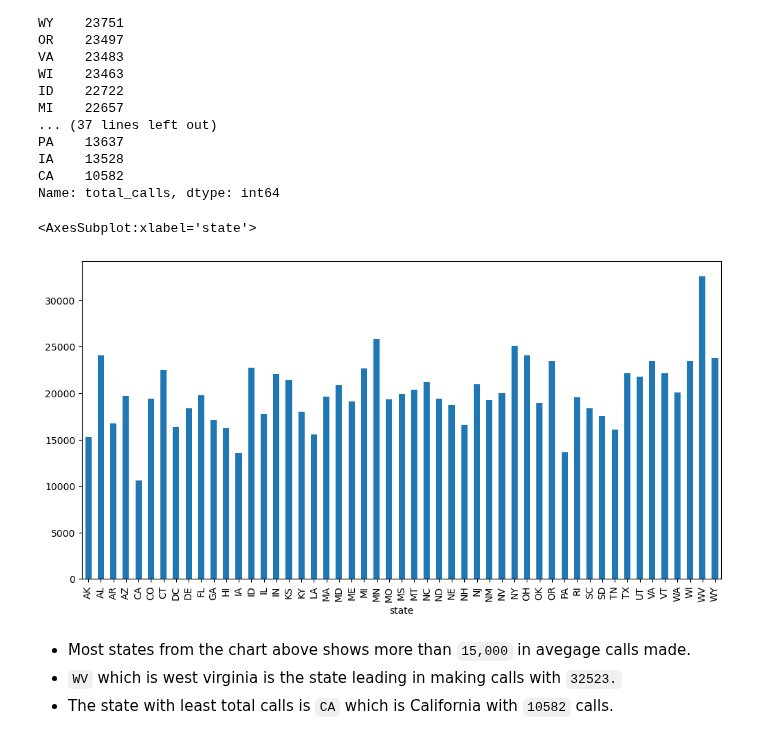
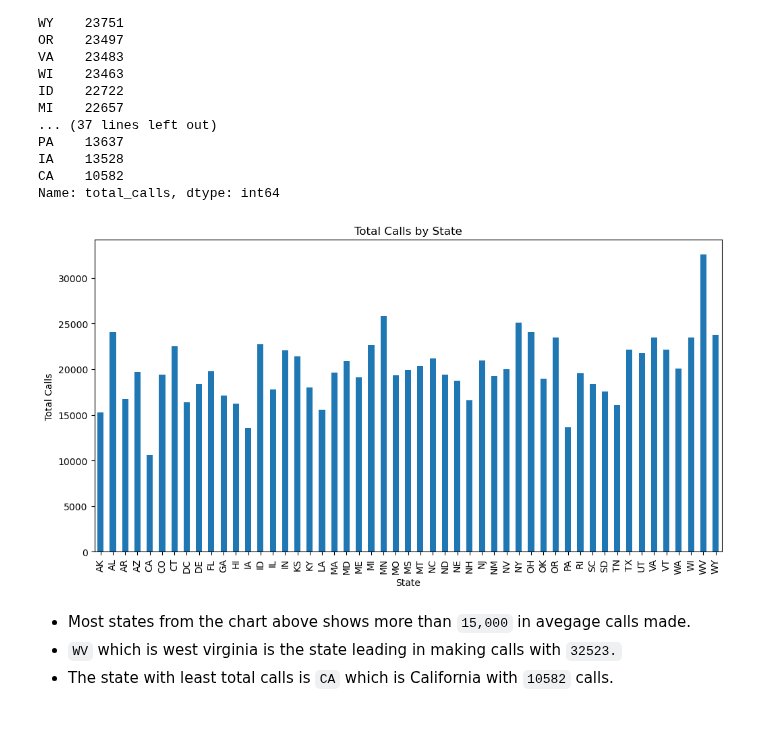
Before and after one commit to nelkemboi/dsc-phase-3-project-v2-3, a Jupyter notebook: customerchurn.ipynb, the cells around one changed output. Saved outputs shown, nothing was run; the diff lists cells and outputs as text; code cells hidden in the pictures.

```diff
--- a/customerchurn.ipynb
+++ b/customerchurn.ipynb
@@ -171,10 +175,17 @@ CA    10582
 Name: total_calls, dtype: int64
 # %%
 #visualizing the total calls per state
-seriatel_df.groupby('state')['total_calls'].sum().plot(kind='bar', figsize=(12,6), rot=90)
+seriatel_df.groupby('state')['total_calls'].sum().plot(kind='bar', figsize=(12, 6), rot=90)
+
+# Add labels and title to the plot
+plt.title('Total Calls by State')
+plt.xlabel('State')
+plt.ylabel('Total Calls')
+
+# Display the plot
+plt.show()
 # %% [output]
-<AxesSubplot:xlabel='state'>
-[figure, old version]
+[figure, new version]
 # %% [markdown]
 * Most states from the chart above shows more than `15,000` in avegage calls made.
 * `WV` which is west virginia is the state leading in making calls with `32523.`
```
Also changed, not shown: parts of 16 cells of this notebook.
